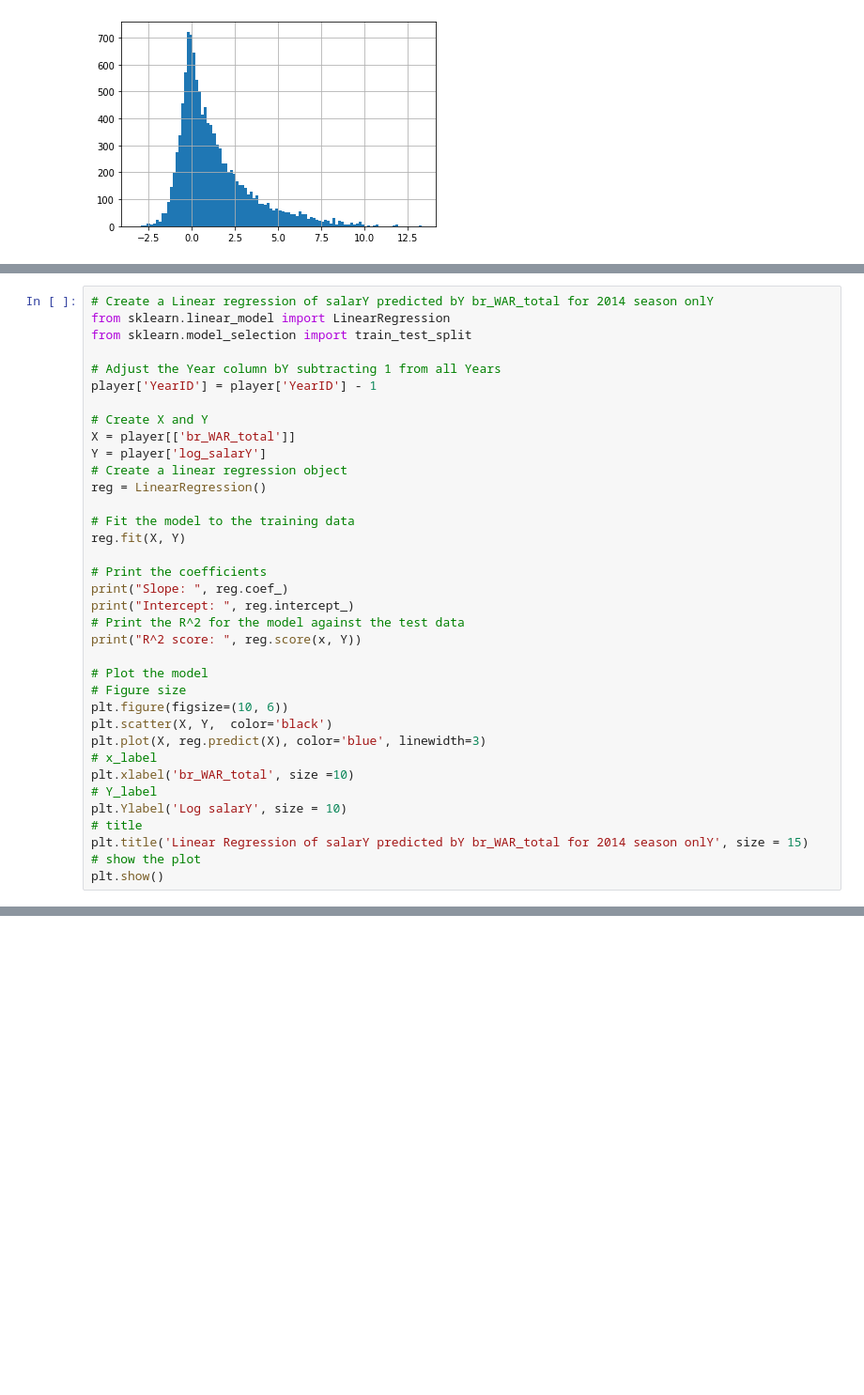
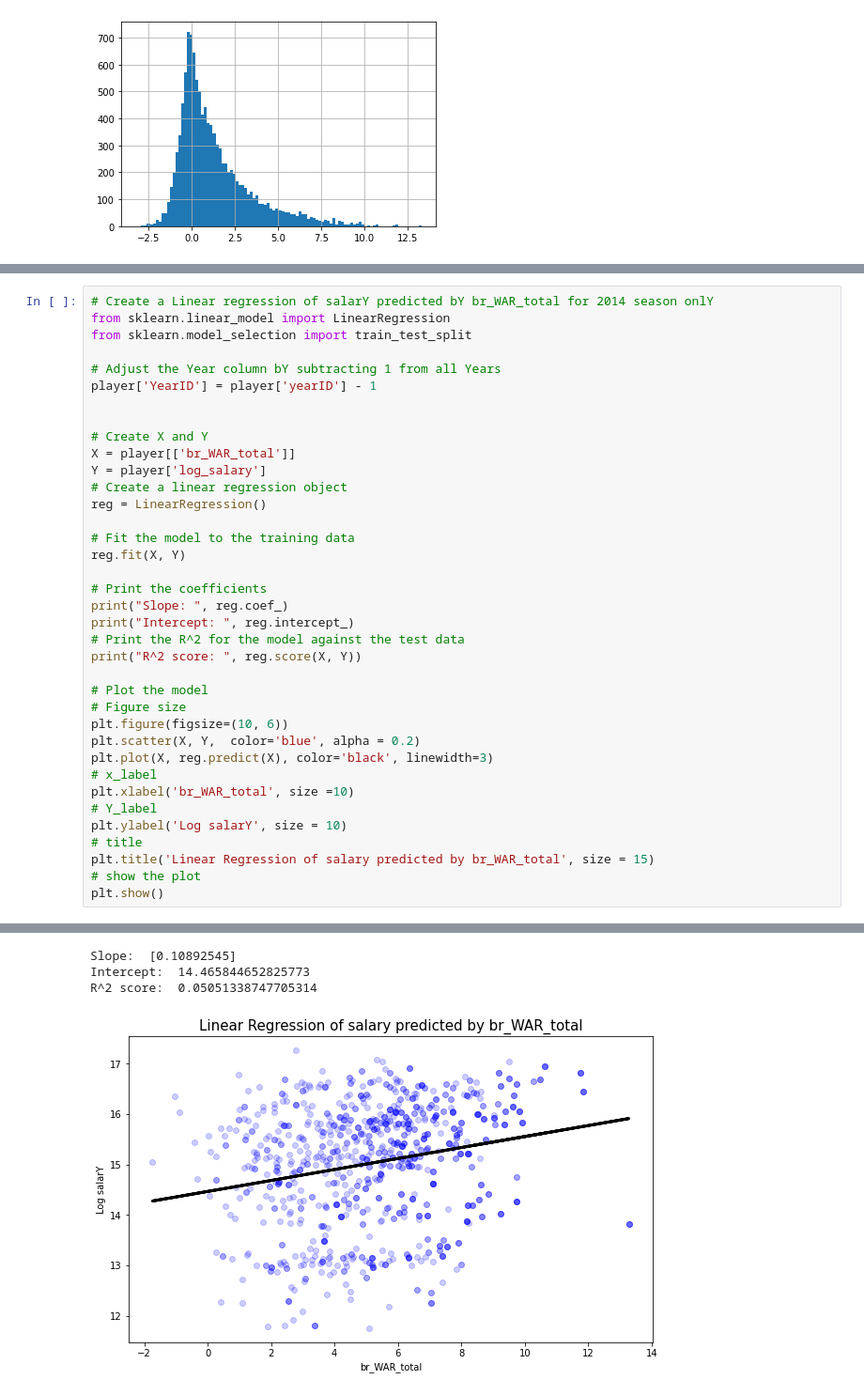
Before and after one commit to ghelms/MoneyBall-2.0, a Jupyter notebook: RQ4.ipynb, the cells around one changed output, grey strips where cells are left out. Shown at 94% size. Cells and saved outputs as stored; diff of their text form; blank space fills up the shorter version.

```diff
--- a/RQ4.ipynb
+++ b/RQ4.ipynb
@@ -46,11 +48,12 @@ from sklearn.linear_model import LinearRegression
 from sklearn.model_selection import train_test_split
 
 # Adjust the Year column bY subtracting 1 from all Years
-player['YearID'] = player['YearID'] - 1
+player['YearID'] = player['yearID'] - 1
+
 
 # Create X and Y
 X = player[['br_WAR_total']]
-Y = player['log_salarY']
+Y = player['log_salary']
 # Create a linear regression object
 reg = LinearRegression()
 
@@ -61,19 +64,19 @@ reg.fit(X, Y)
 print("Slope: ", reg.coef_)
 print("Intercept: ", reg.intercept_)
 # Print the R^2 for the model against the test data
-print("R^2 score: ", reg.score(x, Y))
+print("R^2 score: ", reg.score(X, Y))
 
 # Plot the model
 # Figure size
 plt.figure(figsize=(10, 6))
-plt.scatter(X, Y,  color='black')
-plt.plot(X, reg.predict(X), color='blue', linewidth=3)
+plt.scatter(X, Y,  color='blue', alpha = 0.2)
+plt.plot(X, reg.predict(X), color='black', linewidth=3)
 # x_label
 plt.xlabel('br_WAR_total', size =10)
 # Y_label
-plt.Ylabel('Log salarY', size = 10)
+plt.ylabel('Log salarY', size = 10)
 # title
-plt.title('Linear Regression of salarY predicted bY br_WAR_total for 2014 season onlY', size = 15)
+plt.title('Linear Regression of salary predicted by br_WAR_total', size = 15)
 # show the plot
 plt.show()
 # %% [output]
@@ -80,0 +88,4 @@ NameError: name 'plaYer' is not defined
+Slope:  [0.10892545]
+Intercept:  14.465844652825773
+R^2 score:  0.05051338747705314
+[figure, added]
```
Also changed, not shown: parts of 5 cells of this notebook, 4 other files.
